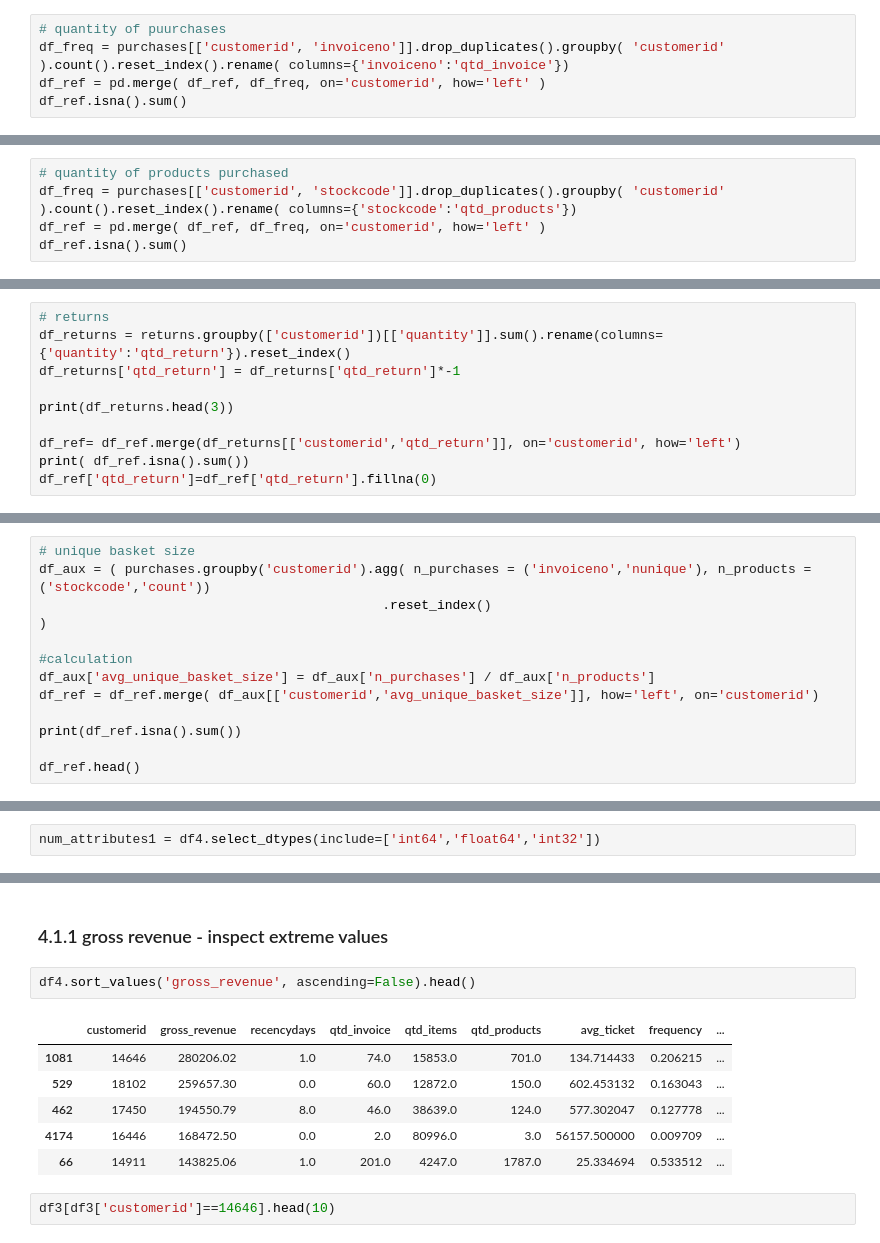
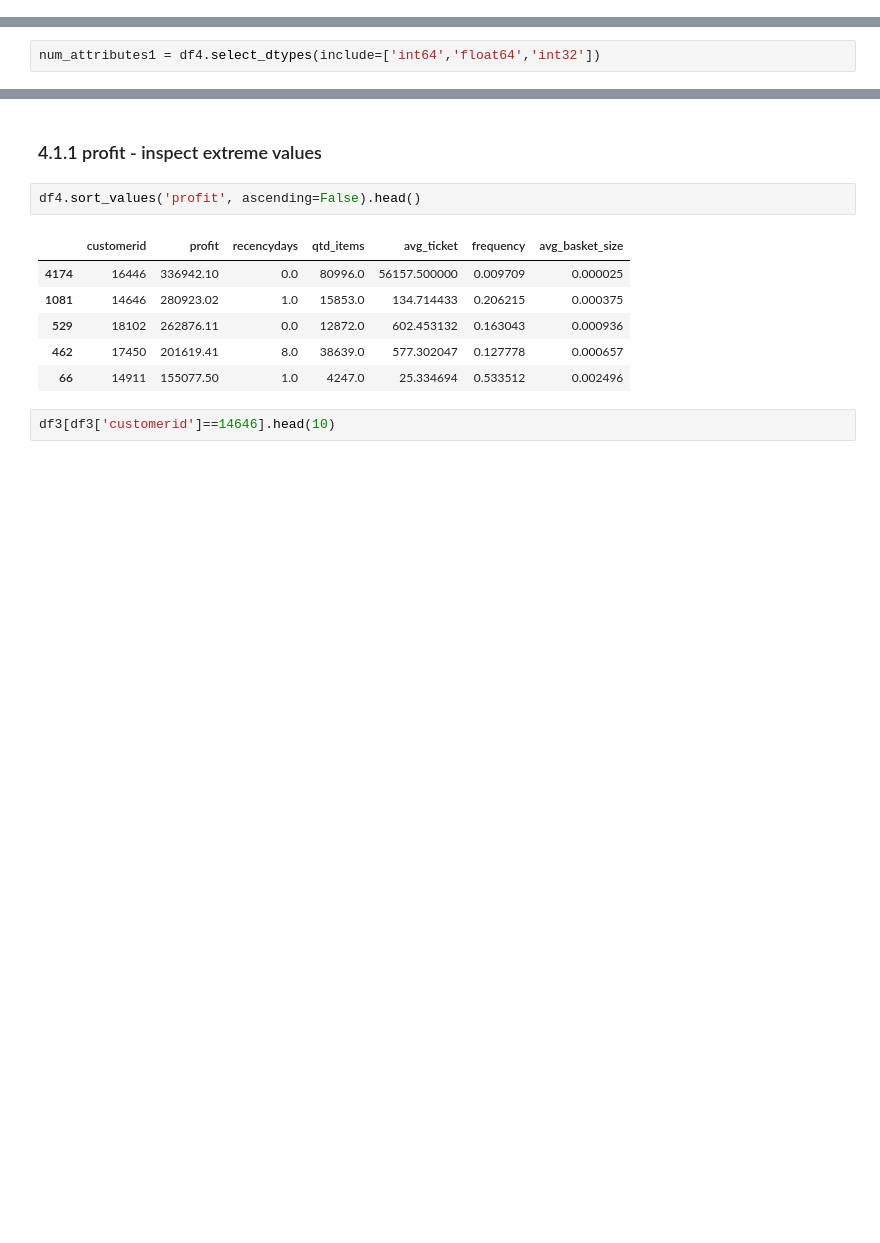
Before and after one commit to ViniciusKos/insiders_clustering, a Jupyter notebook: cluster_circle4.ipynb, the cells around one changed output, grey strips where cells are left out. Cells and saved outputs as stored; diff of their text form; blank space fills up the shorter version.

```diff
--- a/cluster_circle4.ipynb
+++ b/cluster_circle4.ipynb
@@ -448,5 +480,0 @@ dtype: int64
-# %%
-# quantity of puurchases
-df_freq = purchases[['customerid', 'invoiceno']].drop_duplicates().groupby( 'customerid' ).count().reset_index().rename( columns={'invoiceno':'qtd_invoice'})
-df_ref = pd.merge( df_ref, df_freq, on='customerid', how='left' )
-df_ref.isna().sum()
@@ -475,5 +493,0 @@ dtype: int64
-# %%
-# quantity of products purchased
-df_freq = purchases[['customerid', 'stockcode']].drop_duplicates().groupby( 'customerid' ).count().reset_index().rename( columns={'stockcode':'qtd_products'})
-df_ref = pd.merge( df_ref, df_freq, on='customerid', how='left' )
-df_ref.isna().sum()
@@ -563,10 +562,0 @@ dtype: int64
-# %%
-# returns
-df_returns = returns.groupby(['customerid'])[['quantity']].sum().rename(columns={'quantity':'qtd_return'}).reset_index()
-df_returns['qtd_return'] = df_returns['qtd_return']*-1
-
-print(df_returns.head(3))
-
-df_ref= df_ref.merge(df_returns[['customerid','qtd_return']], on='customerid', how='left')
-print( df_ref.isna().sum())
-df_ref['qtd_return']=df_ref['qtd_return'].fillna(0)
@@ -623,13 +590,0 @@ dtype: int64
-# %%
-# unique basket size
-df_aux = ( purchases.groupby('customerid').agg( n_purchases = ('invoiceno','nunique'), n_products = ('stockcode','count'))
-                                            .reset_index()
-)
-
-#calculation
-df_aux['avg_unique_basket_size'] = df_aux['n_purchases'] / df_aux['n_products']
-df_ref = df_ref.merge( df_aux[['customerid','avg_unique_basket_size']], how='left', on='customerid')
-
-print(df_ref.isna().sum())
-
-df_ref.head()
@@ -715,14 +625,14 @@ pd.concat([num_attributes1.describe(percentiles=[.95]).T,num_attributes1.agg(['s
 # %% [markdown]
-### 4.1.1 gross revenue - inspect extreme values
+### 4.1.1 profit - inspect extreme values
 # %%
-df4.sort_values('gross_revenue', ascending=False).head()
+df4.sort_values('profit', ascending=False).head()
 # %% [output]
-|  | customerid | gross_revenue | recencydays | qtd_invoice | qtd_items | qtd_products | avg_ticket | frequency | ... |
-| 1081 | 14646 | 280206.02 | 1.0 | 74.0 | 15853.0 | 701.0 | 134.714433 | 0.206215 | ... |
-| 529 | 18102 | 259657.30 | 0.0 | 60.0 | 12872.0 | 150.0 | 602.453132 | 0.163043 | ... |
-| 462 | 17450 | 194550.79 | 8.0 | 46.0 | 38639.0 | 124.0 | 577.302047 | 0.127778 | ... |
-| 4174 | 16446 | 168472.50 | 0.0 | 2.0 | 80996.0 | 3.0 | 56157.500000 | 0.009709 | ... |
-| 66 | 14911 | 143825.06 | 1.0 | 201.0 | 4247.0 | 1787.0 | 25.334694 | 0.533512 | ... |
+|  | customerid | profit | recencydays | qtd_items | avg_ticket | frequency | avg_basket_size |
+| 4174 | 16446 | 336942.10 | 0.0 | 80996.0 | 56157.500000 | 0.009709 | 0.000025 |
+| 1081 | 14646 | 280923.02 | 1.0 | 15853.0 | 134.714433 | 0.206215 | 0.000375 |
+| 529 | 18102 | 262876.11 | 0.0 | 12872.0 | 602.453132 | 0.163043 | 0.000936 |
+| 462 | 17450 | 201619.41 | 8.0 | 38639.0 | 577.302047 | 0.127778 | 0.000657 |
+| 66 | 14911 | 155077.50 | 1.0 | 4247.0 | 25.334694 | 0.533512 | 0.002496 |
 # %%
 df3[df3['customerid']==14646].head(10)
 # %% [output]
```
Also changed, not shown: parts of 58 cells of this notebook, 2 other files.
